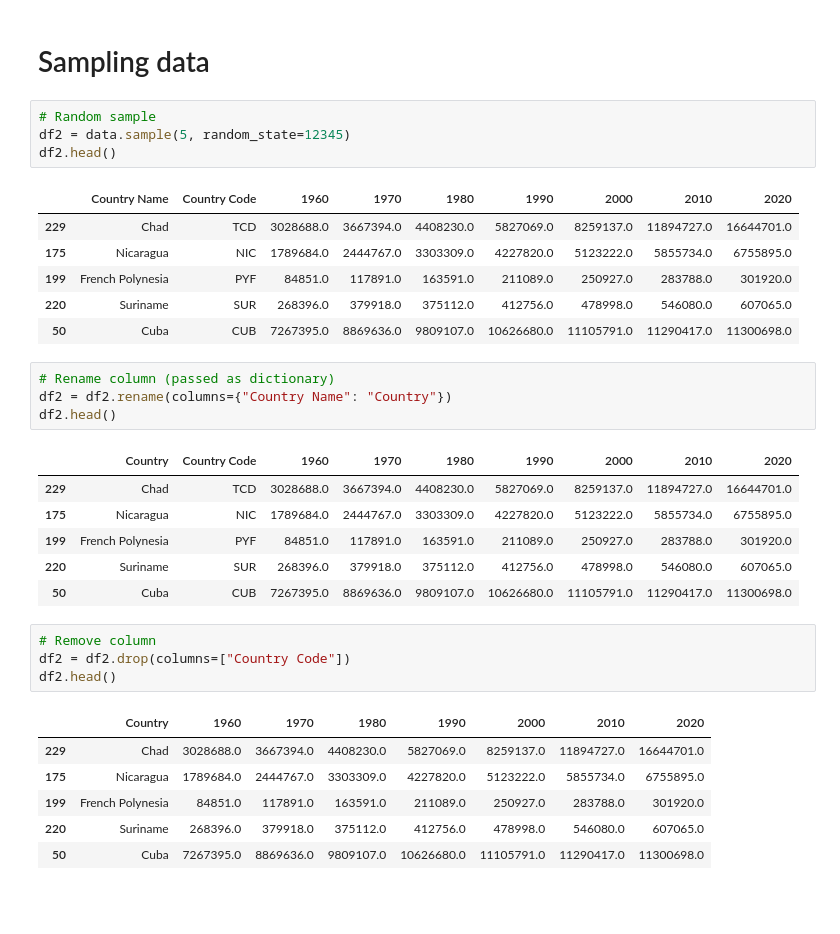
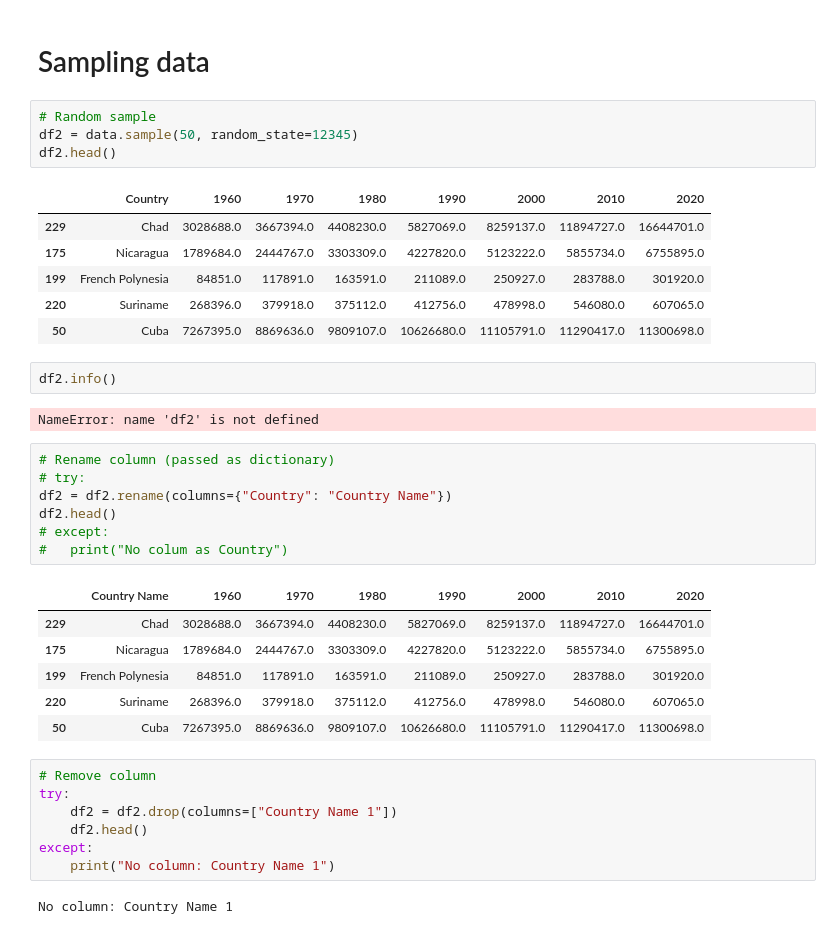
Before and after one commit to setiadha-unc/data720, a Jupyter notebook: Unit 6/dataframes_and_series.ipynb, the cells around one changed output. Saved outputs shown, nothing was run; the diff lists cells and outputs as text; blank space fills up the shorter version.

```diff
--- a/Unit 6/dataframes_and_series.ipynb
+++ b/Unit 6/dataframes_and_series.ipynb
@@ -213,37 +213,42 @@ data.head()
 # Sampling data
 # %%
 # Random sample
-df2 = data.sample(5, random_state=12345)
+df2 = data.sample(50, random_state=12345)
 df2.head()
 # %% [output]
-|  | Country Name | Country Code | 1960 | 1970 | 1980 | 1990 | 2000 | 2010 | 2020 |
-| 229 | Chad | TCD | 3028688.0 | 3667394.0 | 4408230.0 | 5827069.0 | 8259137.0 | 11894727.0 | 16644701.0 |
-| 175 | Nicaragua | NIC | 1789684.0 | 2444767.0 | 3303309.0 | 4227820.0 | 5123222.0 | 5855734.0 | 6755895.0 |
-| 199 | French Polynesia | PYF | 84851.0 | 117891.0 | 163591.0 | 211089.0 | 250927.0 | 283788.0 | 301920.0 |
-| 220 | Suriname | SUR | 268396.0 | 379918.0 | 375112.0 | 412756.0 | 478998.0 | 546080.0 | 607065.0 |
-| 50 | Cuba | CUB | 7267395.0 | 8869636.0 | 9809107.0 | 10626680.0 | 11105791.0 | 11290417.0 | 11300698.0 |
+|  | Country | 1960 | 1970 | 1980 | 1990 | 2000 | 2010 | 2020 |
+| 229 | Chad | 3028688.0 | 3667394.0 | 4408230.0 | 5827069.0 | 8259137.0 | 11894727.0 | 16644701.0 |
+| 175 | Nicaragua | 1789684.0 | 2444767.0 | 3303309.0 | 4227820.0 | 5123222.0 | 5855734.0 | 6755895.0 |
+| 199 | French Polynesia | 84851.0 | 117891.0 | 163591.0 | 211089.0 | 250927.0 | 283788.0 | 301920.0 |
+| 220 | Suriname | 268396.0 | 379918.0 | 375112.0 | 412756.0 | 478998.0 | 546080.0 | 607065.0 |
+| 50 | Cuba | 7267395.0 | 8869636.0 | 9809107.0 | 10626680.0 | 11105791.0 | 11290417.0 | 11300698.0 |
+# %%
+df2.info()
+# %% [output]
+NameError: name 'df2' is not defined
 # %%
 # Rename column (passed as dictionary)
-df2 = df2.rename(columns={"Country Name": "Country"})
+# try:
+df2 = df2.rename(columns={"Country": "Country Name"})
 df2.head()
+# except:
+# 	print("No colum as Country")
 # %% [output]
-|  | Country | Country Code | 1960 | 1970 | 1980 | 1990 | 2000 | 2010 | 2020 |
-| 229 | Chad | TCD | 3028688.0 | 3667394.0 | 4408230.0 | 5827069.0 | 8259137.0 | 11894727.0 | 16644701.0 |
-| 175 | Nicaragua | NIC | 1789684.0 | 2444767.0 | 3303309.0 | 4227820.0 | 5123222.0 | 5855734.0 | 6755895.0 |
-| 199 | French Polynesia | PYF | 84851.0 | 117891.0 | 163591.0 | 211089.0 | 250927.0 | 283788.0 | 301920.0 |
-| 220 | Suriname | SUR | 268396.0 | 379918.0 | 375112.0 | 412756.0 | 478998.0 | 546080.0 | 607065.0 |
-| 50 | Cuba | CUB | 7267395.0 | 8869636.0 | 9809107.0 | 10626680.0 | 11105791.0 | 11290417.0 | 11300698.0 |
+|  | Country Name | 1960 | 1970 | 1980 | 1990 | 2000 | 2010 | 2020 |
+| 229 | Chad | 3028688.0 | 3667394.0 | 4408230.0 | 5827069.0 | 8259137.0 | 11894727.0 | 16644701.0 |
+| 175 | Nicaragua | 1789684.0 | 2444767.0 | 3303309.0 | 4227820.0 | 5123222.0 | 5855734.0 | 6755895.0 |
+| 199 | French Polynesia | 84851.0 | 117891.0 | 163591.0 | 211089.0 | 250927.0 | 283788.0 | 301920.0 |
+| 220 | Suriname | 268396.0 | 379918.0 | 375112.0 | 412756.0 | 478998.0 | 546080.0 | 607065.0 |
+| 50 | Cuba | 7267395.0 | 8869636.0 | 9809107.0 | 10626680.0 | 11105791.0 | 11290417.0 | 11300698.0 |
 # %%
 # Remove column
-df2 = df2.drop(columns=["Country Code"])
-df2.head()
+try:
+	df2 = df2.drop(columns=["Country Name 1"])
+	df2.head()
+except:
+	print("No column: Country Name 1")
 # %% [output]
-|  | Country | 1960 | 1970 | 1980 | 1990 | 2000 | 2010 | 2020 |
-| 229 | Chad | 3028688.0 | 3667394.0 | 4408230.0 | 5827069.0 | 8259137.0 | 11894727.0 | 16644701.0 |
-| 175 | Nicaragua | 1789684.0 | 2444767.0 | 3303309.0 | 4227820.0 | 5123222.0 | 5855734.0 | 6755895.0 |
-| 199 | French Polynesia | 84851.0 | 117891.0 | 163591.0 | 211089.0 | 250927.0 | 283788.0 | 301920.0 |
-| 220 | Suriname | 268396.0 | 379918.0 | 375112.0 | 412756.0 | 478998.0 | 546080.0 | 607065.0 |
-| 50 | Cuba | 7267395.0 | 8869636.0 | 9809107.0 | 10626680.0 | 11105791.0 | 11290417.0 | 11300698.0 |
+No column: Country Name 1
 # %%
 # Resetting index makes old index a column
 df2.reset_index()
```
Also changed, not shown: parts of 9 cells of this notebook, 10 other files.
